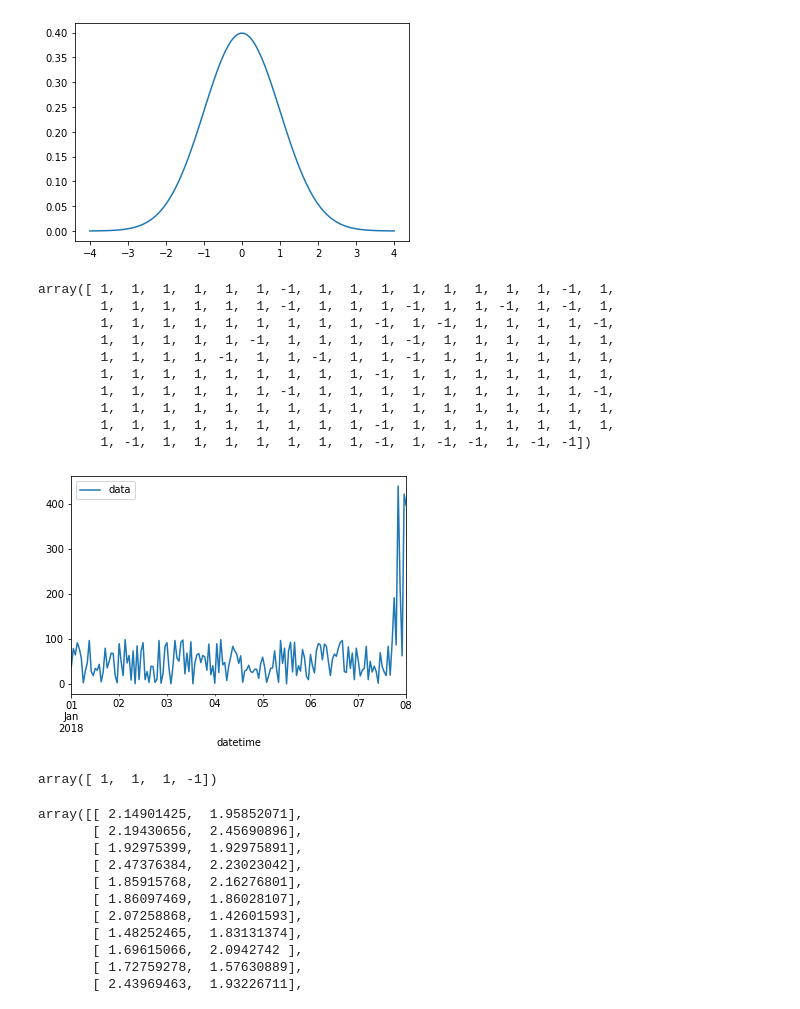
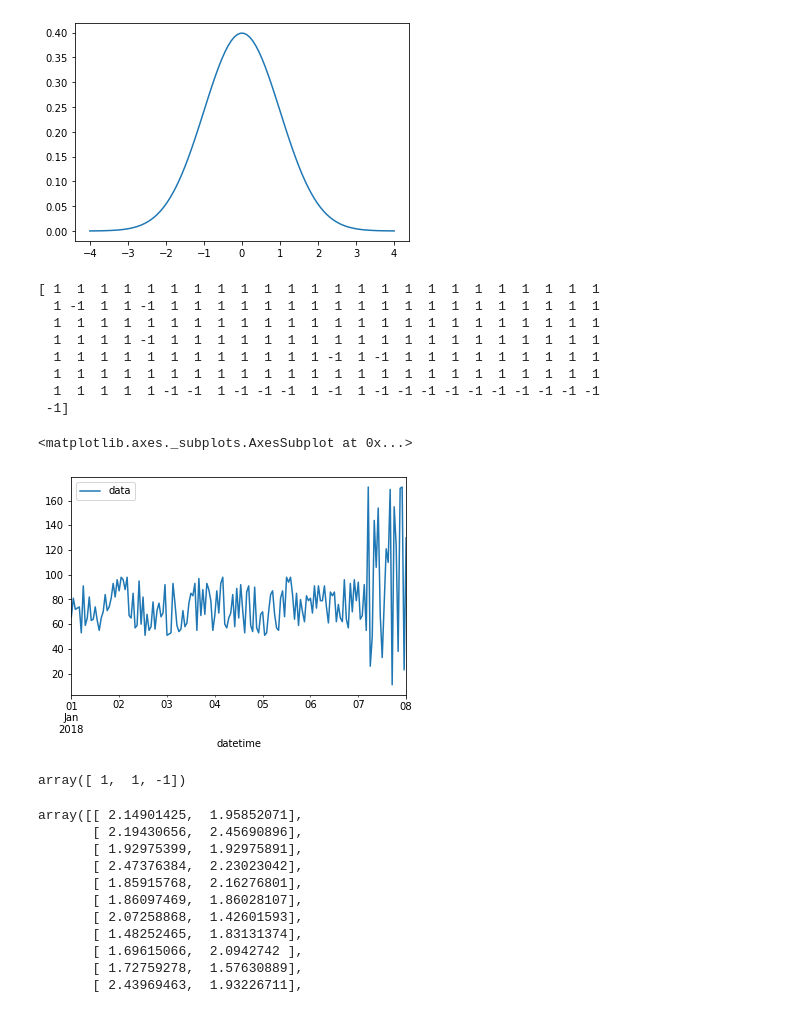
Before and after one commit to crawlersick/my_data_analyst, a Jupyter notebook: test_gen_seriesdata.ipynb, the cells around one changed output. Saved outputs shown, nothing was run; the diff lists cells and outputs as text; code cells hidden in the pictures.

```diff
--- a/test_gen_seriesdata.ipynb
+++ b/test_gen_seriesdata.ipynb
@@ -13,45 +13,54 @@ plt.show()
 # %%
 import pandas as pd
 from datetime import datetime
 import numpy as np
 date_rng = pd.date_range(start='1/1/2018', end='1/08/2018', freq='H')
 df = pd.DataFrame(date_rng, columns=['date'])
 
-df['data'] = np.concatenate((np.random.randint(0,100,size=(len(date_rng)-10)),np.random.randint(0,500,size=10) ))
+
+Traindata = np.concatenate((np.random.randint(50,100,size=(len(date_rng)-20)),np.random.randint(0,200,size=20) ))#np.random.randint(0,100,size=(len(date_rng)))
+
+
+df['data'] = np.concatenate((np.random.randint(50,100,size=(len(date_rng)-20)),np.random.randint(0,200,size=20) ))
 
 df['datetime'] = pd.to_datetime(df['date'])
 df = df.set_index('datetime')
 df.drop(['date'], axis=1, inplace=True)
 
-df.plot()
+
 
 from sklearn.ensemble import IsolationForest
 X=[]
 for y in df['data'].values:
     X.append([y])
-clf = IsolationForest(random_state=0,max_features=1).fit(X)
+
+T=[]
+for y in Traindata:
+    T.append([y])
+
+clf = IsolationForest(random_state=10,max_features=1,max_samples="auto",n_estimators=100).fit(T)
 #clf.predict([[0.1], [0], [90]])
-clf.predict(X)
+print(clf.predict(X))
+df.plot()
 # %% [output]
-array([ 1,  1,  1,  1,  1,  1, -1,  1,  1,  1,  1,  1,  1,  1,  1, -1,  1,
-        1,  1,  1,  1,  1,  1, -1,  1,  1,  1, -1,  1,  1, -1,  1, -1,  1,
-        1,  1,  1,  1,  1,  1,  1,  1,  1, -1,  1, -1,  1,  1,  1,  1, -1,
-        1,  1,  1,  1,  1, -1,  1,  1,  1,  1, -1,  1,  1,  1,  1,  1,  1,
-        1,  1,  1,  1, -1,  1,  1, -1,  1,  1, -1,  1,  1,  1,  1,  1,  1,
-        1,  1,  1,  1,  1,  1,  1,  1,  1, -1,  1,  1,  1,  1,  1,  1,  1,
-        1,  1,  1,  1,  1,  1, -1,  1,  1,  1,  1,  1,  1,  1,  1,  1, -1,
-        1,  1,  1,  1,  1,  1,  1,  1,  1,  1,  1,  1,  1,  1,  1,  1,  1,
-        1,  1,  1,  1,  1,  1,  1,  1,  1, -1,  1,  1,  1,  1,  1,  1,  1,
-        1, -1,  1,  1,  1,  1,  1,  1,  1, -1,  1, -1, -1,  1, -1, -1])
+[ 1  1  1  1  1  1  1  1  1  1  1  1  1  1  1  1  1  1  1  1  1  1  1  1
+  1 -1  1  1 -1  1  1  1  1  1  1  1  1  1  1  1  1  1  1  1  1  1  1  1
+  1  1  1  1  1  1  1  1  1  1  1  1  1  1  1  1  1  1  1  1  1  1  1  1
+  1  1  1  1 -1  1  1  1  1  1  1  1  1  1  1  1  1  1  1  1  1  1  1  1
+  1  1  1  1  1  1  1  1  1  1  1  1 -1  1 -1  1  1  1  1  1  1  1  1  1
+  1  1  1  1  1  1  1  1  1  1  1  1  1  1  1  1  1  1  1  1  1  1  1  1
+  1  1  1  1  1 -1 -1  1 -1 -1 -1  1 -1  1 -1 -1 -1 -1 -1 -1 -1 -1 -1 -1
+ -1]
+<matplotlib.axes._subplots.AxesSubplot at 0x...>
-[figure, old version]
+[figure, new version]
 # %%
 from sklearn.ensemble import IsolationForest
-X = [[-1.1,2,4], [0.3,3,6], [0.5,4,7], [100,5,99]]
+X = [[-1.1], [0.3], [0.5], [100]]
 clf = IsolationForest(random_state=0).fit(X)
-#clf.predict([[0.1], [0], [90]])
-clf.predict(X)
+clf.predict([[0.1], [0], [90]])
+#clf.predict(X)
 # %% [output]
-array([ 1,  1,  1, -1])
+array([ 1,  1, -1])
 # %%
 
 import numpy as np
```
